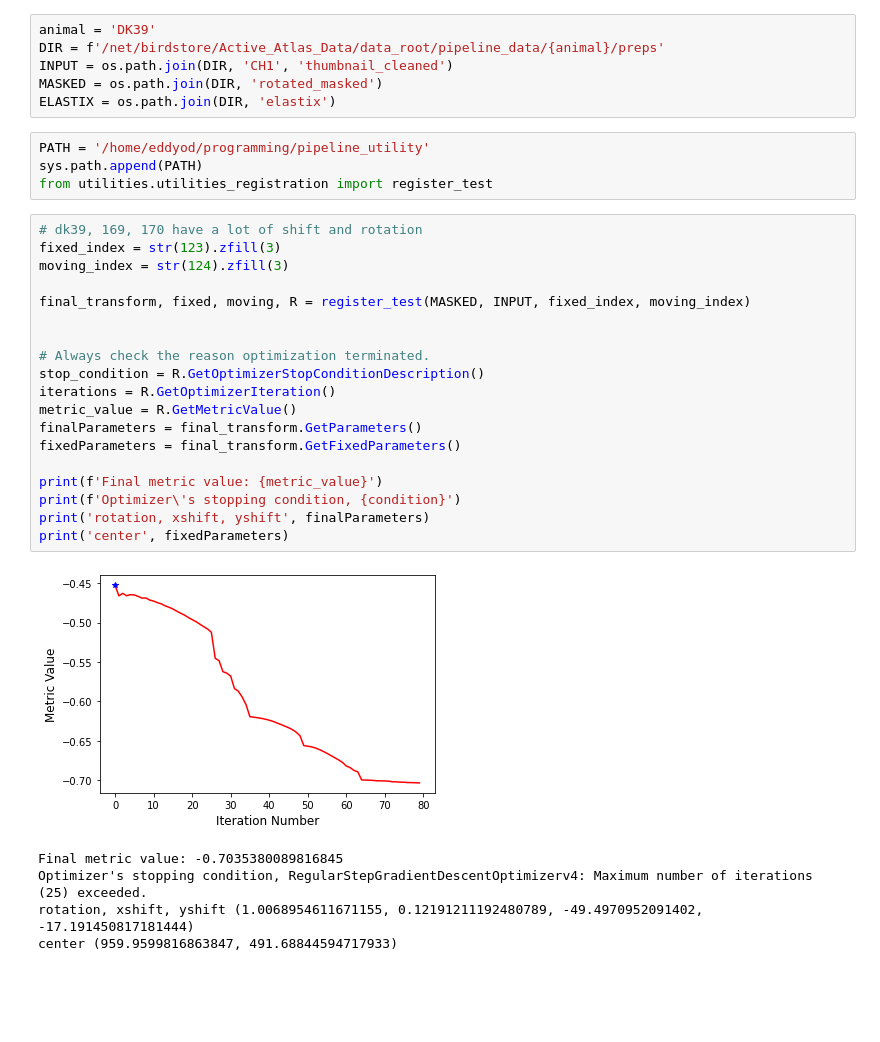
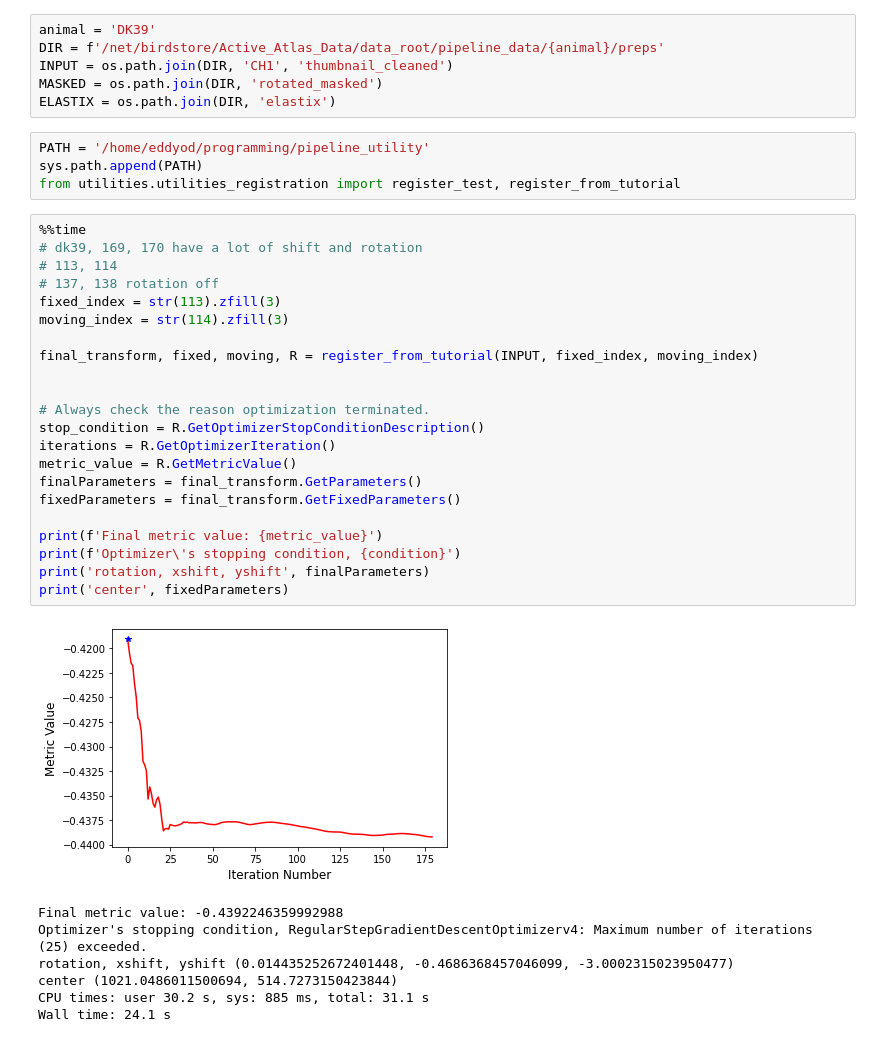
Before and after one commit to ActiveBrainAtlas2/preprocessing-pipeline, a Jupyter notebook: utilities/notebooks/basic_itk.ipynb, the cells around one changed output. Saved outputs shown, nothing was run; the diff lists cells and outputs as text; blank space fills up the shorter version.

Commit message:
The repeating registration program is working well

```diff
--- a/utilities/notebooks/basic_itk.ipynb
+++ b/utilities/notebooks/basic_itk.ipynb
@@ -19,32 +19,37 @@ ELASTIX = os.path.join(DIR, 'elastix')
 # %%
 PATH = '/home/eddyod/programming/pipeline_utility'
 sys.path.append(PATH)
-from utilities.utilities_registration import register_test
+from utilities.utilities_registration import register_test, register_from_tutorial
 # %%
+%%time
 # dk39, 169, 170 have a lot of shift and rotation
-fixed_index = str(123).zfill(3)
-moving_index = str(124).zfill(3)
+# 113, 114
+# 137, 138 rotation off
+fixed_index = str(113).zfill(3)
+moving_index = str(114).zfill(3)
 
-final_transform, fixed, moving, R = register_test(MASKED, INPUT, fixed_index, moving_index)
+final_transform, fixed, moving, R = register_from_tutorial(INPUT, fixed_index, moving_index)
 
 
 # Always check the reason optimization terminated.
 stop_condition = R.GetOptimizerStopConditionDescription()
 iterations = R.GetOptimizerIteration()
 metric_value = R.GetMetricValue()
 finalParameters = final_transform.GetParameters()
 fixedParameters = final_transform.GetFixedParameters()
 
 print(f'Final metric value: {metric_value}')
 print(f'Optimizer\'s stopping condition, {condition}')
 print('rotation, xshift, yshift', finalParameters)
 print('center', fixedParameters)
 # %% [output]
-[figure, old version]
+[figure, new version]
-Final metric value: -0.7035380089816845
+Final metric value: -0.4392246359992988
 Optimizer's stopping condition, RegularStepGradientDescentOptimizerv4: Maximum number of iterations (25) exceeded.
-rotation, xshift, yshift (1.0068954611671155, 0.12191211192480789, -49.4970952091402, -17.191450817181444)
-center (959.9599816863847, 491.68844594717933)
+rotation, xshift, yshift (0.014435252672401448, -0.4686368457046099, -3.0002315023950477)
+center (1021.0486011500694, 514.7273150423844)
+CPU times: user 30.2 s, sys: 885 ms, total: 31.1 s
+Wall time: 24.1 s
 # %%
 moving_resampled = sitk.Resample(moving, fixed, final_transform, sitk.sitkLinear, 0.0, moving_image.GetPixelID())
 fig = plt.figure(figsize=(15,8))
```
Also changed, not shown: parts of 3 cells of this notebook, 4 other files.
